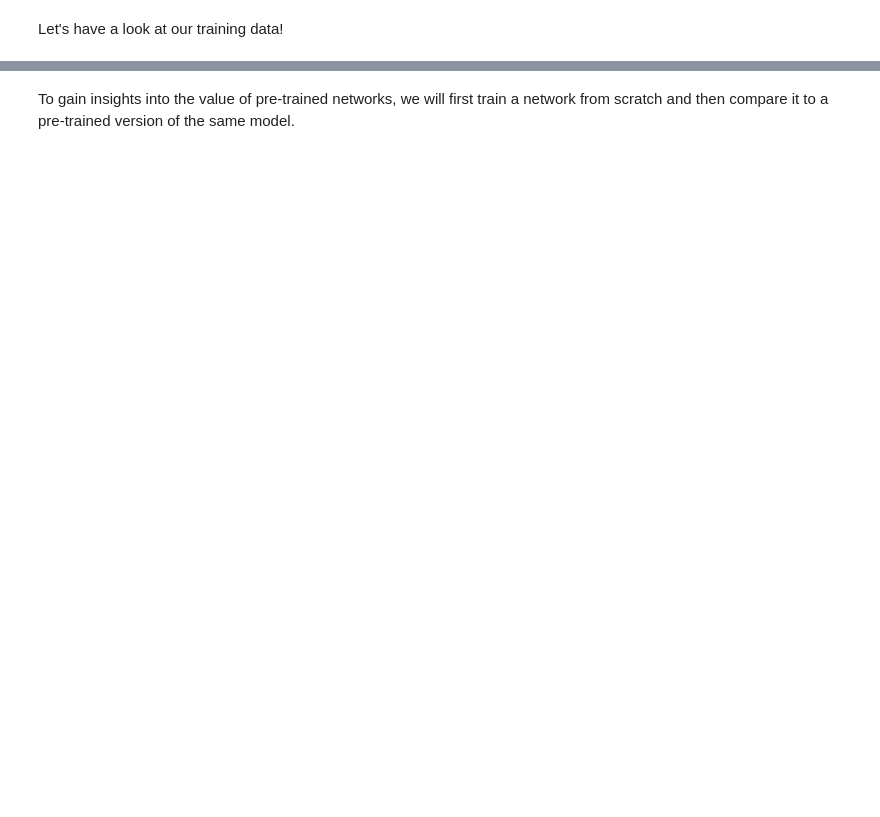
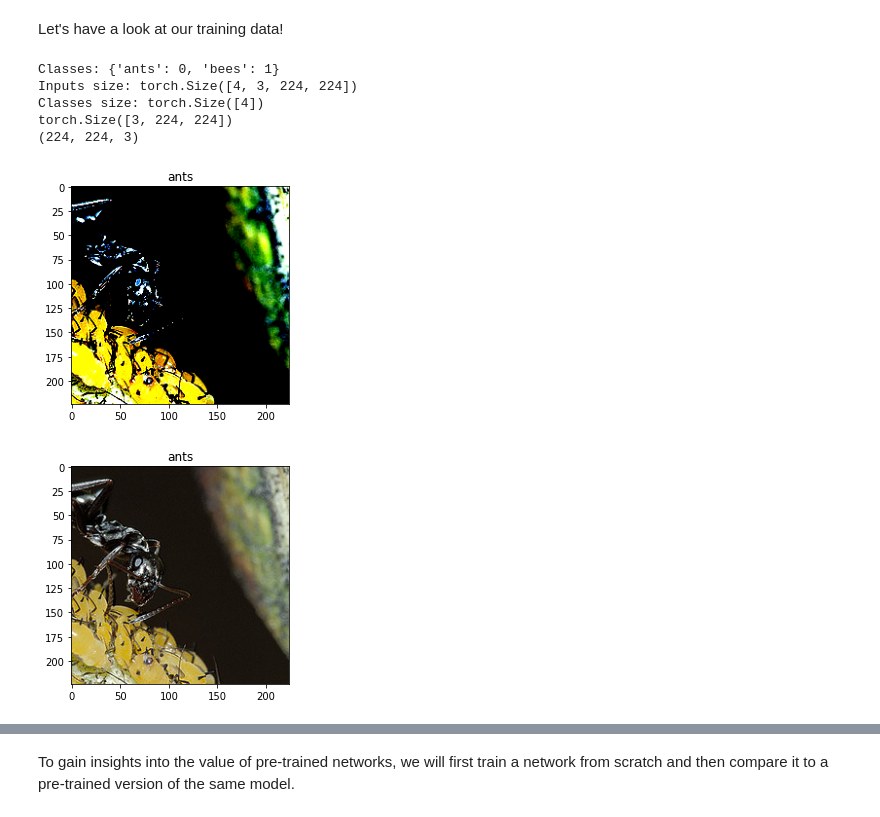
Before and after one commit to cic4k/IVADO_DL, a Jupyter notebook: tutorial_3_cnn_exercise.ipynb, the cells around one changed output, grey strips where cells are left out. Saved outputs shown, nothing was run; the diff lists cells and outputs as text; code cells hidden in the pictures; blank space fills up the shorter version.

```diff
--- a/tutorial_3_cnn_exercise.ipynb
+++ b/tutorial_3_cnn_exercise.ipynb
@@ -1250,3 +1495,22 @@ data_transforms = {
+# %%
+# Data augmentation and normalization for training
+# Just normalization for validation
+data_transforms = {
+    'train': transforms.Compose([
+        transforms.RandomCrop(224),
+        transforms.RandomHorizontalFlip(0.5),
+        transforms.ToTensor(),
+        transforms.Normalize(mean=[0.485, 0.456, 0.406],
+                             std=[0.229, 0.224, 0.225])
+    ]),
+    'valid': transforms.Compose([
+        transforms.Resize(256),
+        transforms.CenterCrop(224),
+        transforms.ToTensor(),
+        transforms.Normalize(mean=[0.485, 0.456, 0.406],
+                             std=[0.229, 0.224, 0.225])
+    ]),
+}
 # %%
 # Dataset loader
 data_dir = 'hymenoptera_data'
@@ -1268,25 +1572,44 @@ Let's have a look at our training data!
 # %%
 inputs, classes = next(iter(train_loader))
 
 print('Classes: {}'.format(data_train.classes))
-print('Inputs size: {}'.format(inputs.size()))
-print('Classes size: {}'.format(classes.size()))
+print('Inputs size: {}'.format(inputs.size())) # 4 images, 3 channels, 224 W, 224H
+print('Classes size: {}'.format(classes.size())) # 4 images in batch
 
 # Random image of the batch
 idx = np.random.randint(len(inputs))
 img = inputs[idx]
 labels = list(data_train.classes.keys())
 img_label = labels[(classes[idx])]
 
-img = img.numpy().transpose((1, 2, 0))
 mean = np.array([0.485, 0.456, 0.406])
 std = np.array([0.229, 0.224, 0.225])
-img = std * img + mean
-img = np.clip(img, 0, 1)
+
+print(img.shape)
+print(img.numpy().transpose((1, 2, 0)).shape)
+img = img.numpy().transpose((1, 2, 0)) # [3, 224, 224] -> (224, 224, 3)
+img2 = std * img + mean # returns the image to the original values
+
+
+img = np.clip(img, 0, 1) # clip values 0<v<1
 plt.imshow(img)
 plt.title(img_label)
 plt.grid(False)
 plt.show()
+
+img2 = np.clip(img2, 0, 1)
+plt.imshow(img2)
+plt.title(img_label)
+plt.grid(False)
+plt.show()
+# %% [output]
+Classes: {'ants': 0, 'bees': 1}
+Inputs size: torch.Size([4, 3, 224, 224])
+Classes size: torch.Size([4])
+torch.Size([3, 224, 224])
+(224, 224, 3)
+[figure, added]
+[figure, added]
 # %%
 import torchvision
 
```
Also changed, not shown: parts of 28 cells of this notebook.
